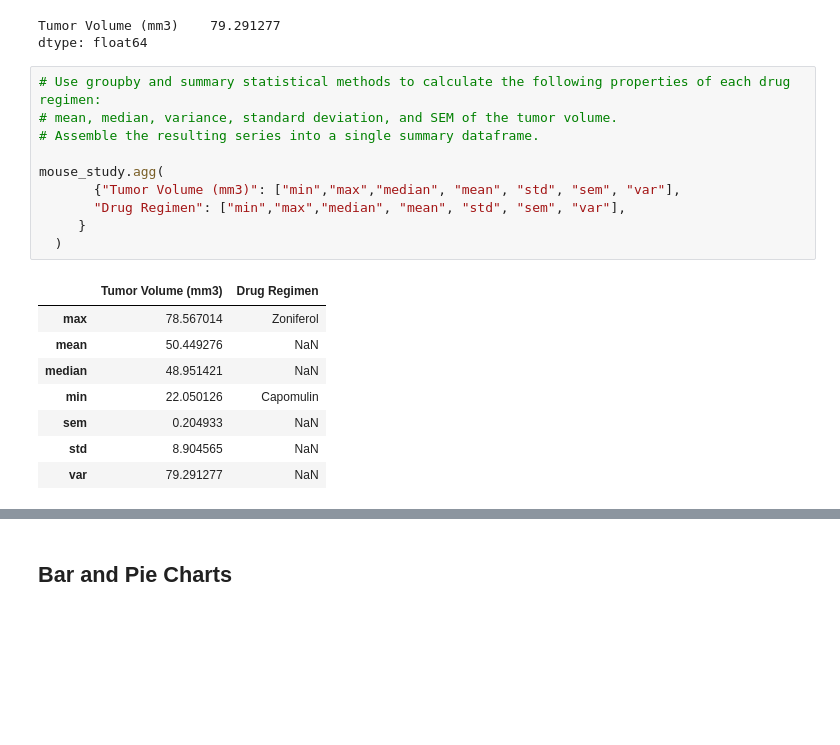
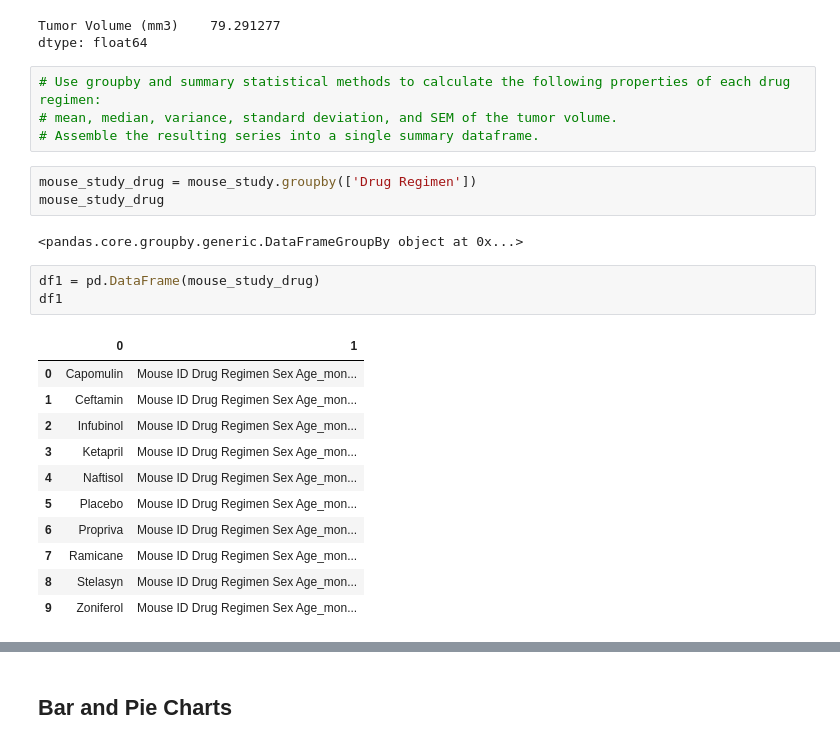
Before and after one commit to abednarz210/Matplotlib, a Jupyter notebook: pymaceuticals_starter-Copy1.ipynb, the cells around one changed output, grey strips where cells are left out. Cells and saved outputs as stored; diff of their text form; blank space fills up the shorter version.

```diff
--- a/pymaceuticals_starter-Copy1.ipynb
+++ b/pymaceuticals_starter-Copy1.ipynb
@@ -161,18 +161,23 @@ dtype: float64
 # Use groupby and summary statistical methods to calculate the following properties of each drug regimen:
 # mean, median, variance, standard deviation, and SEM of the tumor volume.
 # Assemble the resulting series into a single summary dataframe.
-
-mouse_study.agg(
-       {"Tumor Volume (mm3)": ["min","max","median", "mean", "std", "sem", "var"],
-       "Drug Regimen": ["min","max","median", "mean", "std", "sem", "var"],
-     }
-  )
-# %% [output]
-|  | Tumor Volume (mm3) | Drug Regimen |
-| max | 78.567014 | Zoniferol |
-| mean | 50.449276 | NaN |
-| median | 48.951421 | NaN |
-| min | 22.050126 | Capomulin |
-| sem | 0.204933 | NaN |
-| std | 8.904565 | NaN |
-| var | 79.291277 | NaN |
+# %%
+mouse_study_drug = mouse_study.groupby(['Drug Regimen'])
+mouse_study_drug
+# %% [output]
+<pandas.core.groupby.generic.DataFrameGroupBy object at 0x...>
+# %%
+df1 = pd.DataFrame(mouse_study_drug)
+df1
+# %% [output]
+|  | 0 | 1 |
+| 0 | Capomulin | Mouse ID Drug Regimen Sex Age_mon... |
+| 1 | Ceftamin | Mouse ID Drug Regimen Sex Age_mon... |
+| 2 | Infubinol | Mouse ID Drug Regimen Sex Age_mon... |
+| 3 | Ketapril | Mouse ID Drug Regimen Sex Age_mon... |
+| 4 | Naftisol | Mouse ID Drug Regimen Sex Age_mon... |
+| 5 | Placebo | Mouse ID Drug Regimen Sex Age_mon... |
+| 6 | Propriva | Mouse ID Drug Regimen Sex Age_mon... |
+| 7 | Ramicane | Mouse ID Drug Regimen Sex Age_mon... |
+| 8 | Stelasyn | Mouse ID Drug Regimen Sex Age_mon... |
+| 9 | Zoniferol | Mouse ID Drug Regimen Sex Age_mon... |
```
Also changed, not shown: parts of 4 cells of this notebook, 1 other file.
